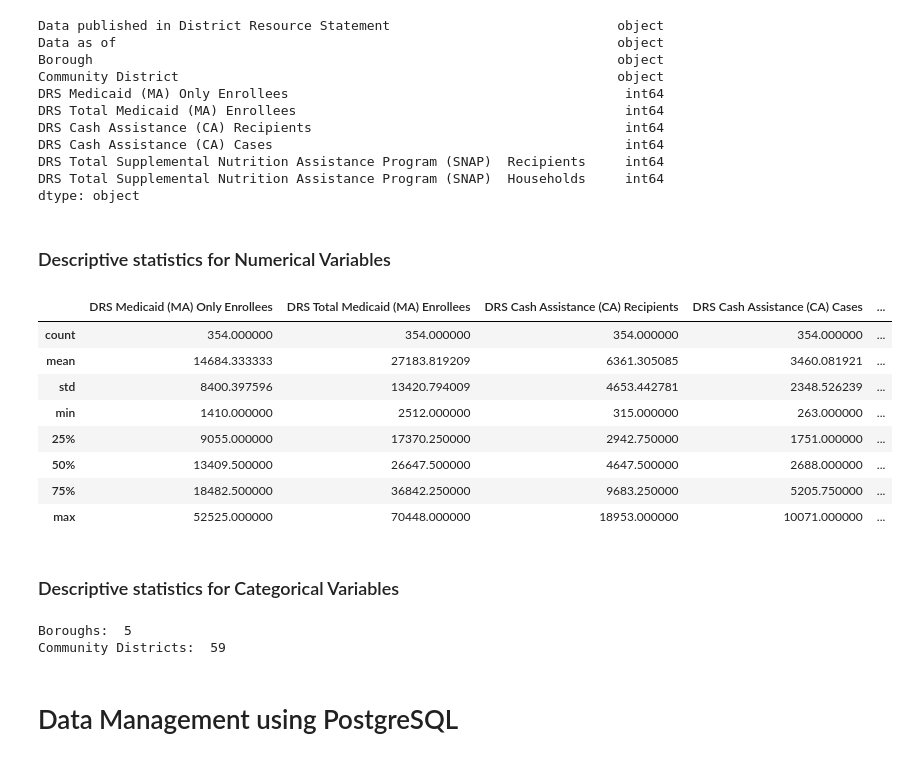
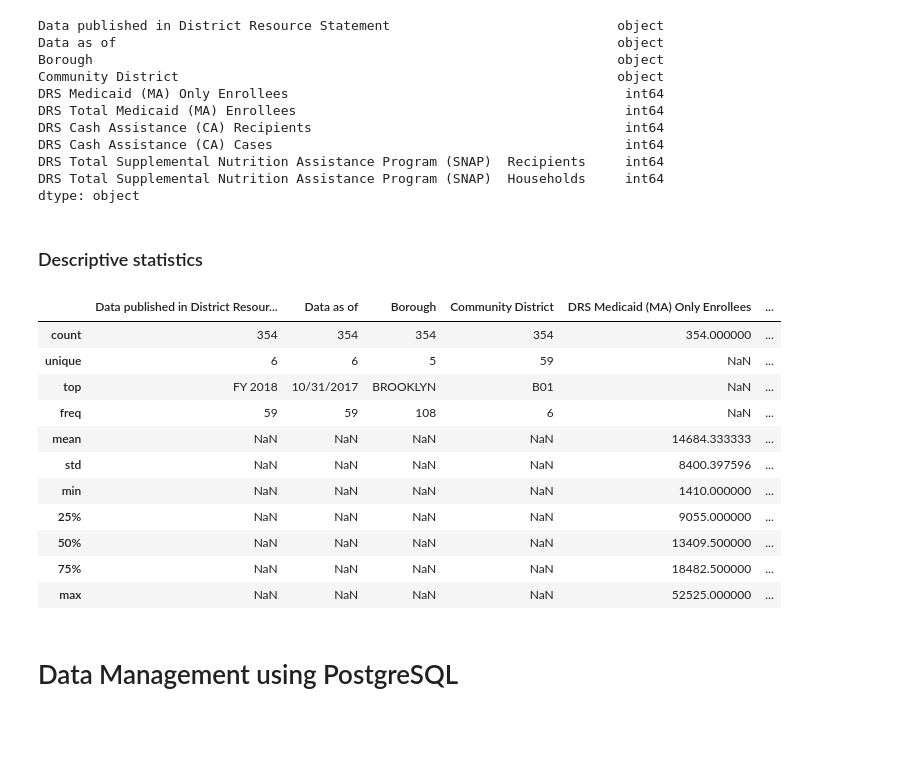
Before and after one commit to ktxdev/AIM-5001, a Jupyter notebook: Project 1/3. Code/S_Huvaya_Project1.ipynb, the cells around one changed output. Cells and saved outputs as stored; diff of their text form; code cells hidden in the pictures; blank space fills up the shorter version.

```diff
--- a/Project 1/3. Code/S_Huvaya_Project1.ipynb
+++ b/Project 1/3. Code/S_Huvaya_Project1.ipynb
@@ -42,27 +43,22 @@ DRS Total Supplemental Nutrition Assistance Program (SNAP)  Recipients     int64
 DRS Total Supplemental Nutrition Assistance Program (SNAP)  Households     int64
 dtype: object
 # %% [markdown]
-### Descriptive statistics for Numerical Variables
+### Descriptive statistics
 # %%
-drs_data.describe()
+drs_data.describe(include = "all")
 # %% [output]
-|  | DRS Medicaid (MA) Only Enrollees | DRS Total Medicaid (MA) Enrollees | DRS Cash Assistance (CA) Recipients | DRS Cash Assistance (CA) Cases | ... |
-| count | 354.000000 | 354.000000 | 354.000000 | 354.000000 | ... |
-| mean | 14684.333333 | 27183.819209 | 6361.305085 | 3460.081921 | ... |
-| std | 8400.397596 | 13420.794009 | 4653.442781 | 2348.526239 | ... |
-| min | 1410.000000 | 2512.000000 | 315.000000 | 263.000000 | ... |
-| 25% | 9055.000000 | 17370.250000 | 2942.750000 | 1751.000000 | ... |
-| 50% | 13409.500000 | 26647.500000 | 4647.500000 | 2688.000000 | ... |
-| 75% | 18482.500000 | 36842.250000 | 9683.250000 | 5205.750000 | ... |
-| max | 52525.000000 | 70448.000000 | 18953.000000 | 10071.000000 | ... |
+|  | Data published in District Resour... | Data as of | Borough | Community District | DRS Medicaid (MA) Only Enrollees | ... |
+| count | 354 | 354 | 354 | 354 | 354.000000 | ... |
+| unique | 6 | 6 | 5 | 59 | NaN | ... |
+| top | FY 2018 | 10/31/2017 | BROOKLYN | B01 | NaN | ... |
+| freq | 59 | 59 | 108 | 6 | NaN | ... |
+| mean | NaN | NaN | NaN | NaN | 14684.333333 | ... |
+| std | NaN | NaN | NaN | NaN | 8400.397596 | ... |
+| min | NaN | NaN | NaN | NaN | 1410.000000 | ... |
+| 25% | NaN | NaN | NaN | NaN | 9055.000000 | ... |
+| 50% | NaN | NaN | NaN | NaN | 13409.500000 | ... |
+| 75% | NaN | NaN | NaN | NaN | 18482.500000 | ... |
+| max | NaN | NaN | NaN | NaN | 52525.000000 | ... |
-# %% [markdown]
-### Descriptive statistics for Categorical Variables
-# %%
-print("Boroughs: ", len(drs_data['Borough'].unique()))
-print("Community Districts: ", len(drs_data['Community District'].unique()))
-# %% [output]
-Boroughs:  5
-Community Districts:  59
 # %% [markdown]
 # Data Management using PostgreSQL
 # %% [markdown]
```
Also changed, not shown: parts of 11 cells of this notebook, 1 other file.
